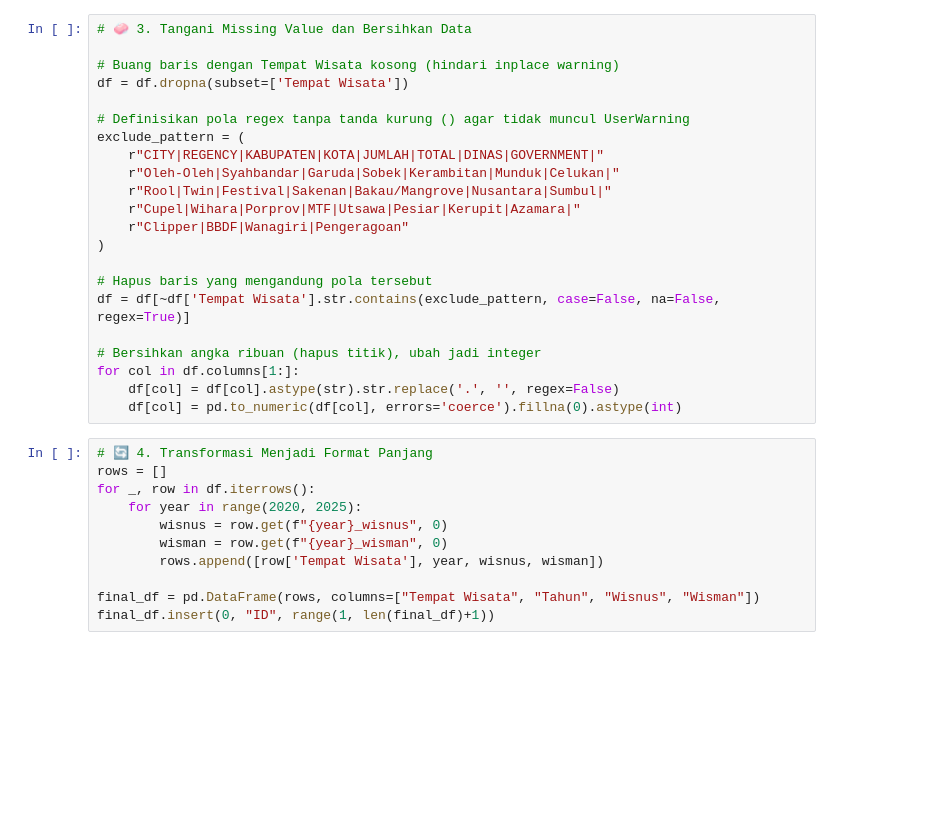
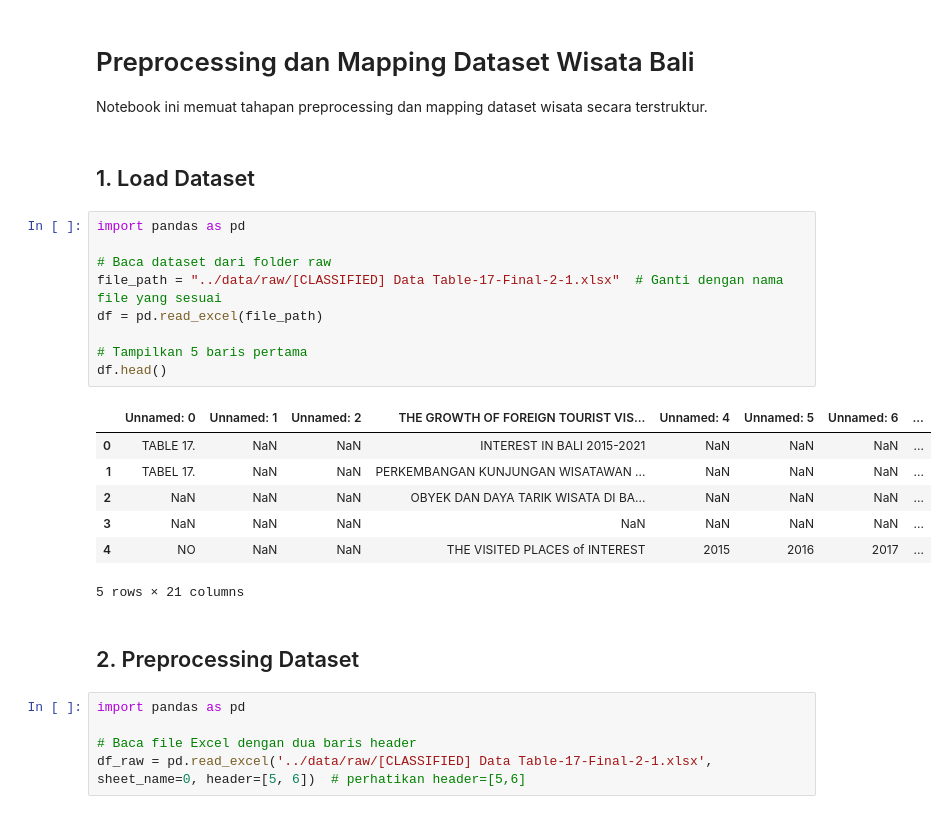
Before and after one commit to thxinsomnia/tugas-besar-datamining-kelompok1, a Jupyter notebook: Notebook/Preprocessing.ipynb, the cells around one changed output. Saved outputs shown, nothing was run; the diff lists cells and outputs as text; blank space fills up the shorter version.

```diff
--- a/Notebook/Preprocessing.ipynb
+++ b/Notebook/Preprocessing.ipynb
@@ -16,33 +1,29 @@ df.columns = ['Tempat Wisata'] + [f"{col[0]}_{col[1]}" for col in df.columns if
-# %%
-# 🧼 3. Tangani Missing Value dan Bersihkan Data
-
-# Buang baris dengan Tempat Wisata kosong (hindari inplace warning)
-df = df.dropna(subset=['Tempat Wisata'])
-
-# Definisikan pola regex tanpa tanda kurung () agar tidak muncul UserWarning
-exclude_pattern = (
-    r"CITY|REGENCY|KABUPATEN|KOTA|JUMLAH|TOTAL|DINAS|GOVERNMENT|"
-    r"Oleh-Oleh|Syahbandar|Garuda|Sobek|Kerambitan|Munduk|Celukan|"
-    r"Rool|Twin|Festival|Sakenan|Bakau/Mangrove|Nusantara|Sumbul|"
-    r"Cupel|Wihara|Porprov|MTF|Utsawa|Pesiar|Kerupit|Azamara|"
-    r"Clipper|BBDF|Wanagiri|Pengeragoan"
-)
-
-# Hapus baris yang mengandung pola tersebut
-df = df[~df['Tempat Wisata'].str.contains(exclude_pattern, case=False, na=False, regex=True)]
-
-# Bersihkan angka ribuan (hapus titik), ubah jadi integer
-for col in df.columns[1:]:
-    df[col] = df[col].astype(str).str.replace('.', '', regex=False)
-    df[col] = pd.to_numeric(df[col], errors='coerce').fillna(0).astype(int)
-# %%
-# 🔄 4. Transformasi Menjadi Format Panjang
-rows = []
-for _, row in df.iterrows():
-    for year in range(2020, 2025):
-        wisnus = row.get(f"{year}_wisnus", 0)
-        wisman = row.get(f"{year}_wisman", 0)
-        rows.append([row['Tempat Wisata'], year, wisnus, wisman])
-
-final_df = pd.DataFrame(rows, columns=["Tempat Wisata", "Tahun", "Wisnus", "Wisman"])
-final_df.insert(0, "ID", range(1, len(final_df)+1))
+# %% [markdown]
+# Preprocessing dan Mapping Dataset Wisata Bali
+Notebook ini memuat tahapan preprocessing dan mapping dataset wisata secara terstruktur.
+# %% [markdown]
+## 1. Load Dataset
+# %%
+import pandas as pd
+
+# Baca dataset dari folder raw
+file_path = "../data/raw/[CLASSIFIED] Data Table-17-Final-2-1.xlsx"  # Ganti dengan nama file yang sesuai
+df = pd.read_excel(file_path)
+
+# Tampilkan 5 baris pertama
+df.head()
+# %% [output]
+|  | Unnamed: 0 | Unnamed: 1 | Unnamed: 2 | THE GROWTH OF FOREIGN TOURIST VIS... | Unnamed: 4 | Unnamed: 5 | Unnamed: 6 | ... |
+| 0 | TABLE 17. | NaN | NaN | INTEREST IN BALI 2015-2021 | NaN | NaN | NaN | ... |
+| 1 | TABEL 17. | NaN | NaN | PERKEMBANGAN KUNJUNGAN WISATAWAN ... | NaN | NaN | NaN | ... |
+| 2 | NaN | NaN | NaN | OBYEK DAN DAYA TARIK WISATA DI BA... | NaN | NaN | NaN | ... |
+| 3 | NaN | NaN | NaN | NaN | NaN | NaN | NaN | ... |
+| 4 | NO | NaN | NaN | THE VISITED PLACES of INTEREST | 2015 | 2016 | 2017 | ... |
+5 rows × 21 columns
+# %% [markdown]
+## 2. Preprocessing Dataset
+# %%
+import pandas as pd
+
+# Baca file Excel dengan dua baris header
+df_raw = pd.read_excel('../data/raw/[CLASSIFIED] Data Table-17-Final-2-1.xlsx', sheet_name=0, header=[5, 6])  # perhatikan header=[5,6]
```
Also changed, not shown: parts of 21 cells of this notebook.
